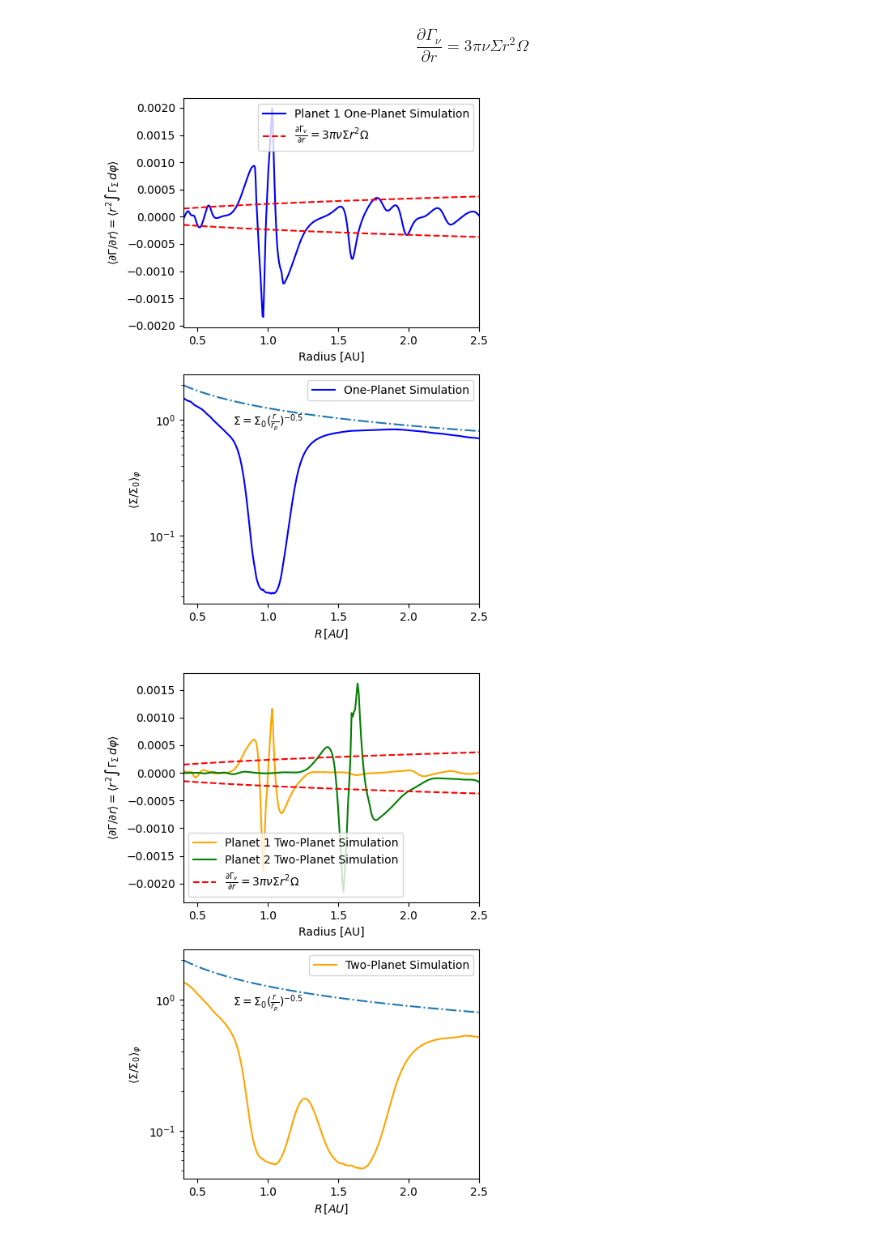
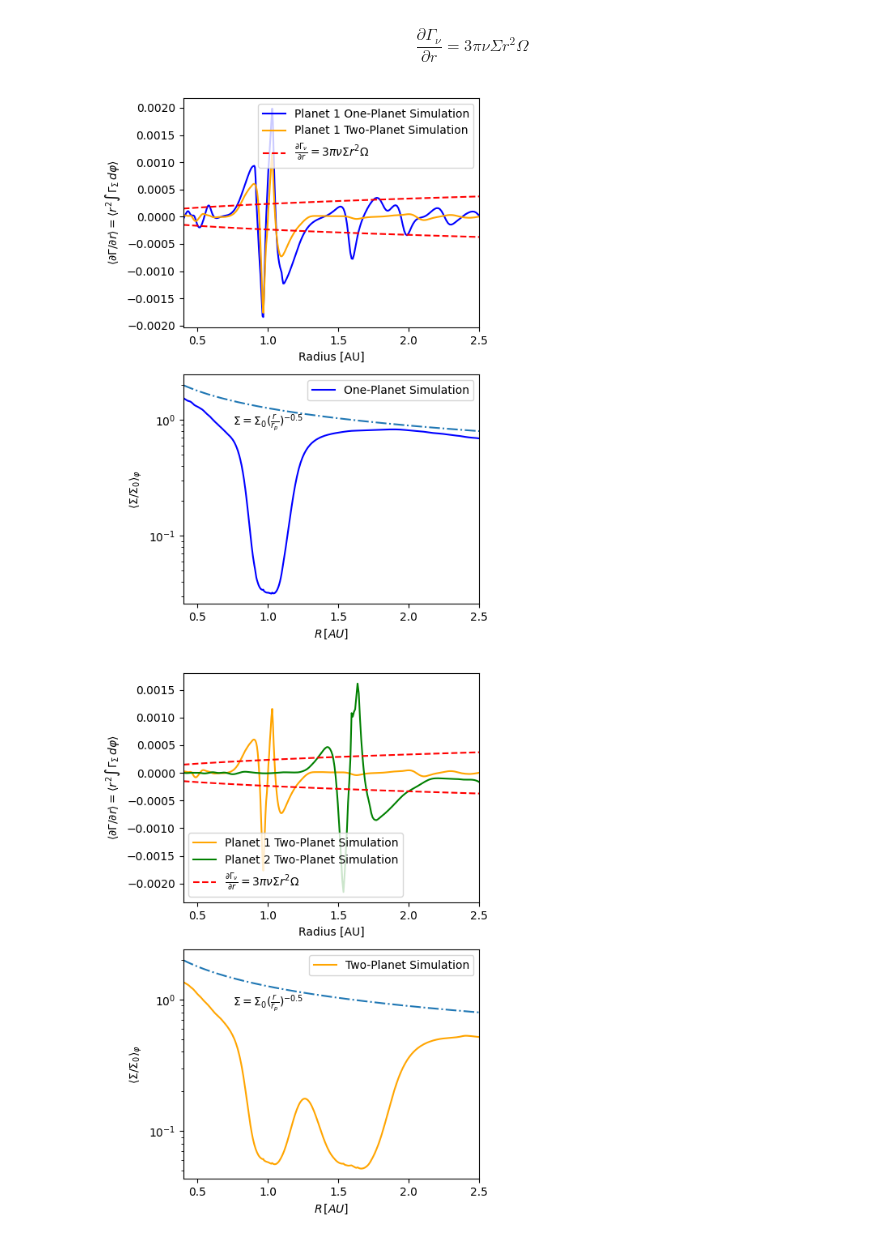
Before and after one commit to SudatKhan/athena_simulations, a Jupyter notebook: resonance_torque.ipynb, the cells around one changed output. Drawn from its saved outputs; the diff is of its cells as text; code cells hidden in the pictures.

```diff
--- a/resonance_torque.ipynb
+++ b/resonance_torque.ipynb
@@ -286,28 +286,29 @@ sum_dens_avg = sum_dens/len(range(3500,4000))
 # %%
 plt.figure(figsize=(5,7))
 
 plt.subplot(211)
 plt.plot(rp1, (r_torque_avgp1), label= 'Planet 1 One-Planet Simulation', color='blue')
+plt.plot(r, (r_torque_avg_p1), label='Planet 1 Two-Planet Simulation', color='orange')
 plt.plot(r, (viscous_torque), color='red', label = r'$\frac{\partial \Gamma_\nu}{\partial r} = 3 \pi \nu \Sigma r^2 \Omega$', linestyle='dashed', linewidth=1.5)
 plt.plot(r, -1*(viscous_torque), color='red', linestyle='dashed', linewidth=1.5)
 plt.xlabel('Radius [AU]')
 plt.xlim(0.4,2.5)
 plt.ylabel(r'$\langle {\partial \Gamma} / {\partial r} \rangle = \langle r^2 \int \Gamma_{\Sigma} \, d\varphi \rangle$')
 plt.legend()
 
 plt.subplot(212)
 plt.plot(r, np.average(sum_dens_avg_onesim, axis = 0), label= 'One-Planet Simulation', color='blue')
 plt.plot(r, (r/1.587)**(-1/2), linestyle= '-.')
 plt.text(0.75, 0.9, r'$\Sigma = \Sigma_0 (\frac{r}{r_p})^{- 0.5}$')
 plt.yscale('log')
 plt.ylabel(r'$\langle {\Sigma}/{\Sigma_{0}}\rangle_{\varphi}$')
 plt.xlabel(r'$R \,[AU]$')
 plt.xlim(0.4, 2.5)
 plt.legend()
 
 plt.tight_layout()
 # %% [output]
-[figure, old version]
+[figure, new version]
 # %%
 plt.figure(figsize=(5,7))
 
```
